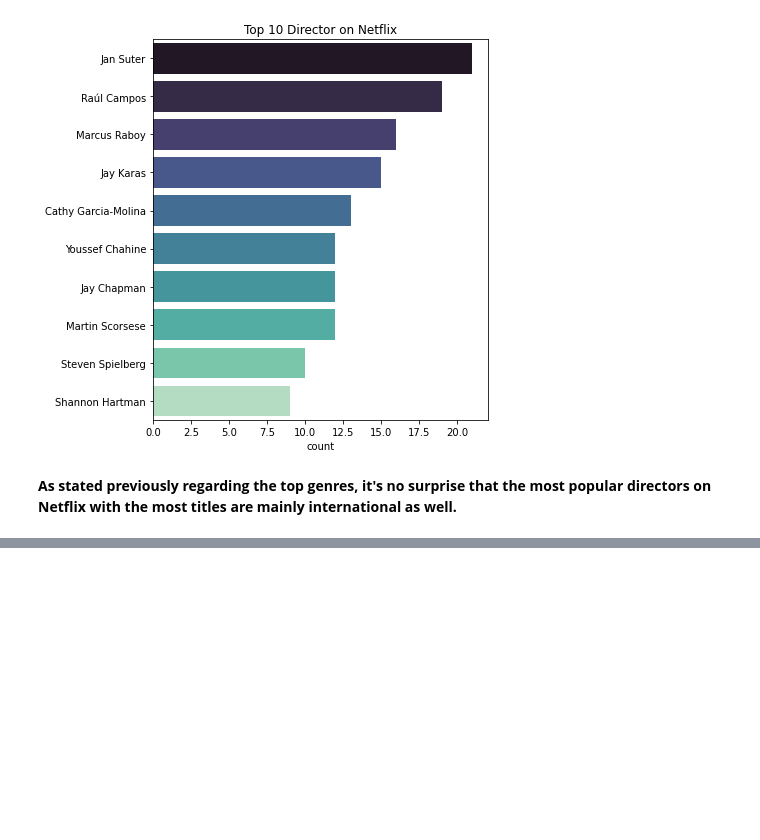
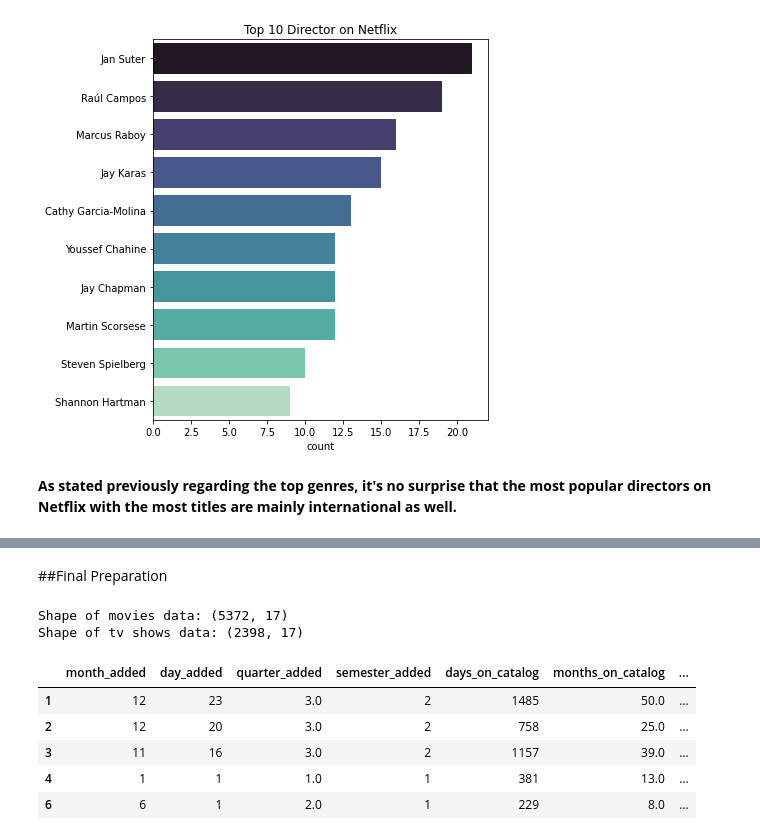
Before and after one commit to varnit836/NETFLIX-MOVIES-AND-TV-SHOWS-CLUSTERING, a Jupyter notebook: NETFLIX_MOVIES_AND_TV_SHOWS_CLUSTERING.ipynb, the cells around one changed output, grey strips where cells are left out. Drawn from its saved outputs; the diff is of its cells as text; code cells hidden in the pictures; blank space fills up the shorter version.

```diff
--- a/NETFLIX_MOVIES_AND_TV_SHOWS_CLUSTERING.ipynb
+++ b/NETFLIX_MOVIES_AND_TV_SHOWS_CLUSTERING.ipynb
@@ -385,0 +623,12 @@ plt.show()
+# %%
+# Making a copy of the dataframe
+df_duration = df_listed.copy()
+
+# Result cols
+dur_cols = ['title', 'duration', 'duration_num']
+
+# Extracting numerical info for title duration
+df_duration['duration_num'] = df_duration['duration'].apply(lambda x: int(x.split(' ')[0]))
+
+# Results
+df_duration.head().loc[:, dur_cols]
@@ -385,0 +642,30 @@ plt.show()
+# %% [markdown]
+##Final Preparation
+# %%
+# Splitting data by its type
+movies = df_duration[df_duration['type'] == 'Movie']
+tvshows = df_duration[df_duration['type'] == 'TV Show']
+
+# Columns to be dropped
+to_drop = ['title', 'show_id', 'director', 'cast', 'country', 'date_added', 'rating', 'duration',
+           'dt_added', 'catalog_date', 'catalog_year', 'listed_in', 'description', 'listed_in_list',
+           'top_listed_in', 'year_added', 'release_year','type']
+
+# Dropping columns
+X_movies = movies.drop(to_drop, axis=1)
+X_tvshows = tvshows.drop(to_drop, axis=1).dropna()
+
+# Preview of dataframes
+print(f'Shape of movies data: {X_movies.shape}')
+print(f'Shape of tv shows data: {X_tvshows.shape}')
+
+X_movies.head()
+# %% [output]
+Shape of movies data: (5372, 17)
+Shape of tv shows data: (2398, 17)
+|  | month_added | day_added | quarter_added | semester_added | days_on_catalog | months_on_catalog | ... |
+| 1 | 12 | 23 | 3.0 | 2 | 1485 | 50.0 | ... |
+| 2 | 12 | 20 | 3.0 | 2 | 758 | 25.0 | ... |
+| 3 | 11 | 16 | 3.0 | 2 | 1157 | 39.0 | ... |
+| 4 | 1 | 1 | 1.0 | 1 | 381 | 13.0 | ... |
+| 6 | 6 | 1 | 2.0 | 1 | 229 | 8.0 | ... |
```
Also changed, not shown: parts of 22 cells of this notebook.
